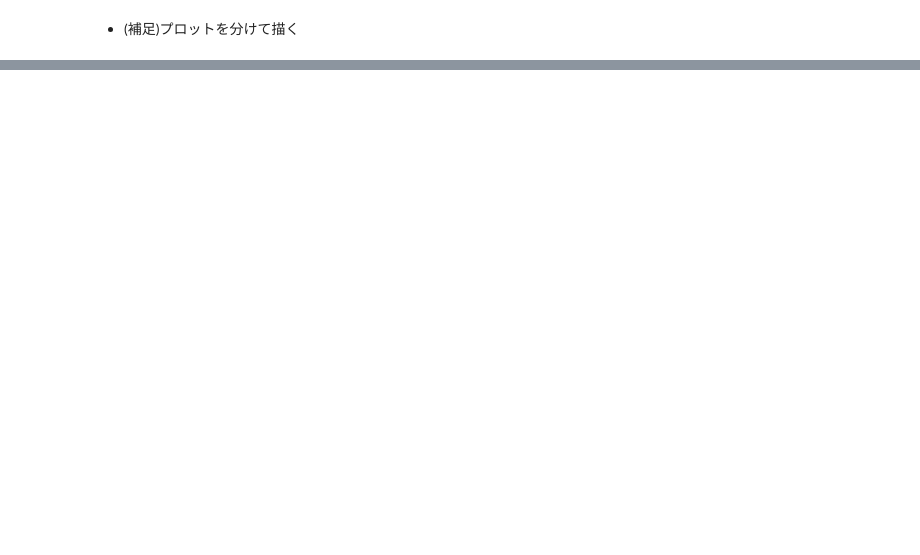
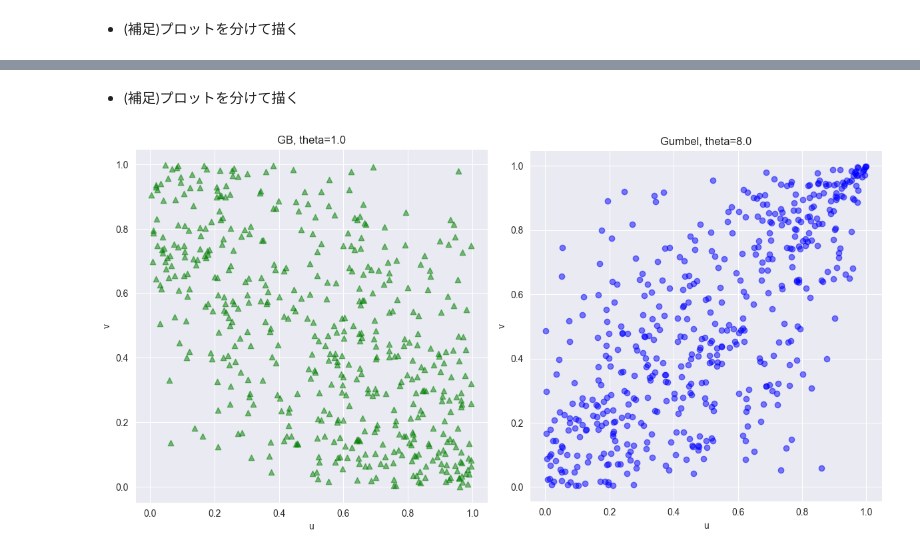
Before and after one commit to sternbow/basic_copula_theory, a Jupyter notebook: Chapter05.ipynb, the cells around one changed output, grey strips where cells are left out. Saved outputs shown, nothing was run; the diff lists cells and outputs as text; code cells hidden in the pictures; blank space fills up the shorter version.

```diff
--- a/Chapter05.ipynb
+++ b/Chapter05.ipynb
@@ -61,0 +112,26 @@ plt.show()
+# %% [markdown]
+- (補足)プロットを分けて描く
+# %%
+# グラフの作成
+fig_contour = plt.figure(figsize=(12, 6))
+
+ax1 = fig_contour.add_subplot(1, 2, 1)
+ax1.scatter(U3, V3, marker='^', color='green', alpha=0.5)
+ax1.set_xlabel('u')
+ax1.set_ylabel('v')
+ax1.set_title('GB, theta=1.0')
+ax1.set_aspect('equal', adjustable='box')
+ax1.grid(True)
+
+ax2 = fig_contour.add_subplot(1, 2, 2)
+ax2.scatter(U4, V4, marker='o', color='blue', alpha=0.5)
+ax2.set_xlabel('u')
+ax2.set_ylabel('v')
+ax2.set_title('Gumbel, theta=8.0')
+ax2.set_aspect('equal', adjustable='box')
+ax2.grid(True)
+
+plt.tight_layout()
+plt.show()
+# %% [output]
+[figure, added]
```
Also changed, not shown: parts of 5 cells of this notebook.
